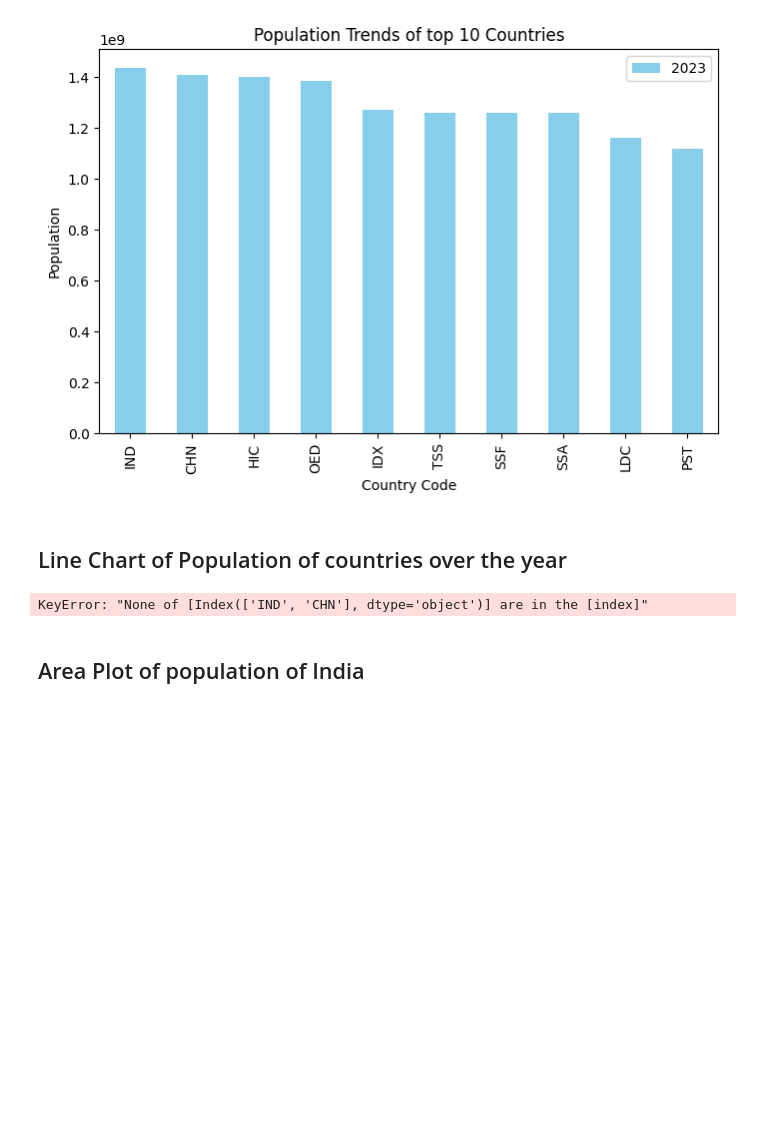
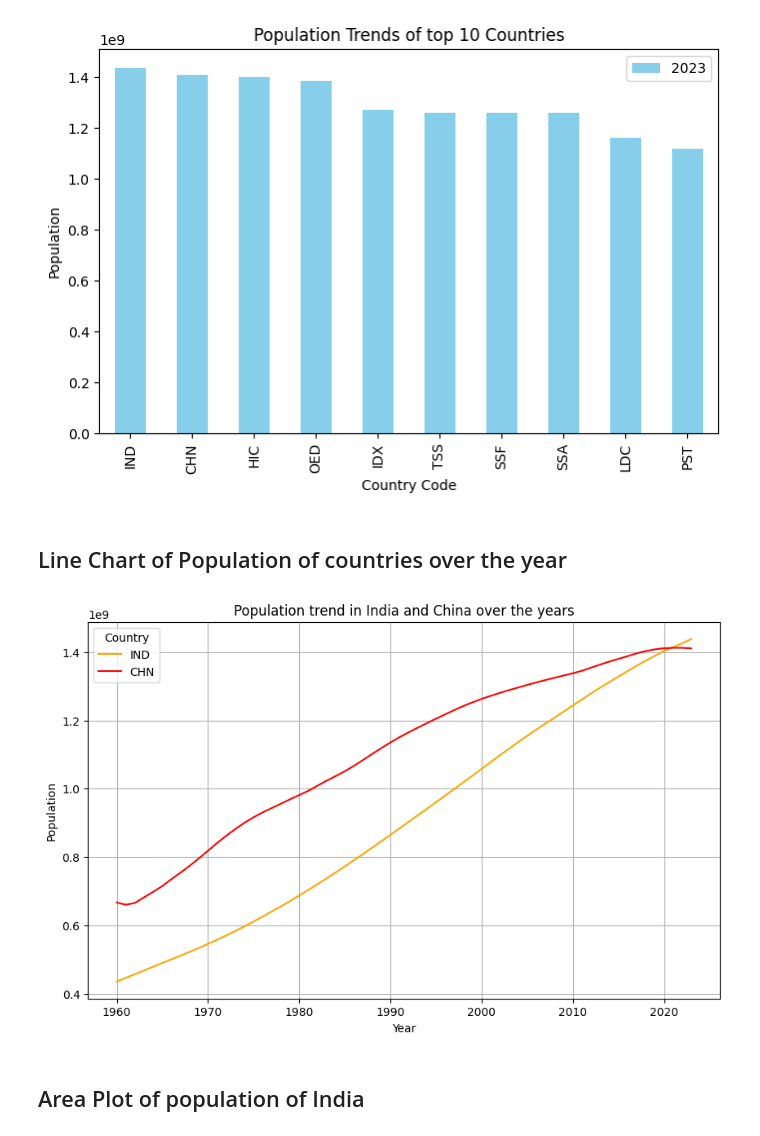
Before and after one commit to VaibhavPrakash0503/PRODIGY_DS_01, a Jupyter notebook: task1.ipynb, the cells around one changed output. Saved outputs shown, nothing was run; the diff lists cells and outputs as text; code cells hidden in the pictures; blank space fills up the shorter version.

```diff
--- a/task1.ipynb
+++ b/task1.ipynb
@@ -134,16 +134,17 @@ plt.show()
 # %% [markdown]
 ## Line Chart of Population of countries over the year
 # %%
+top_10_count.set_index("Country Code",inplace=True)
 top_10_count.loc[["IND","CHN"]].T.plot(kind="line",figsize=(10,6),color=["orange","red","blue"])
 
 plt.title("Population trend in India and China over the years")
 plt.xlabel("Year")
 plt.ylabel("Population")
 plt.grid(True)
 plt.legend(title="Country")
 plt.show()
 # %% [output]
-KeyError: "None of [Index(['IND', 'CHN'], dtype='object')] are in the [index]"
+[figure, added]
 # %% [markdown]
 ## Area Plot of population of India
 # %%
```
